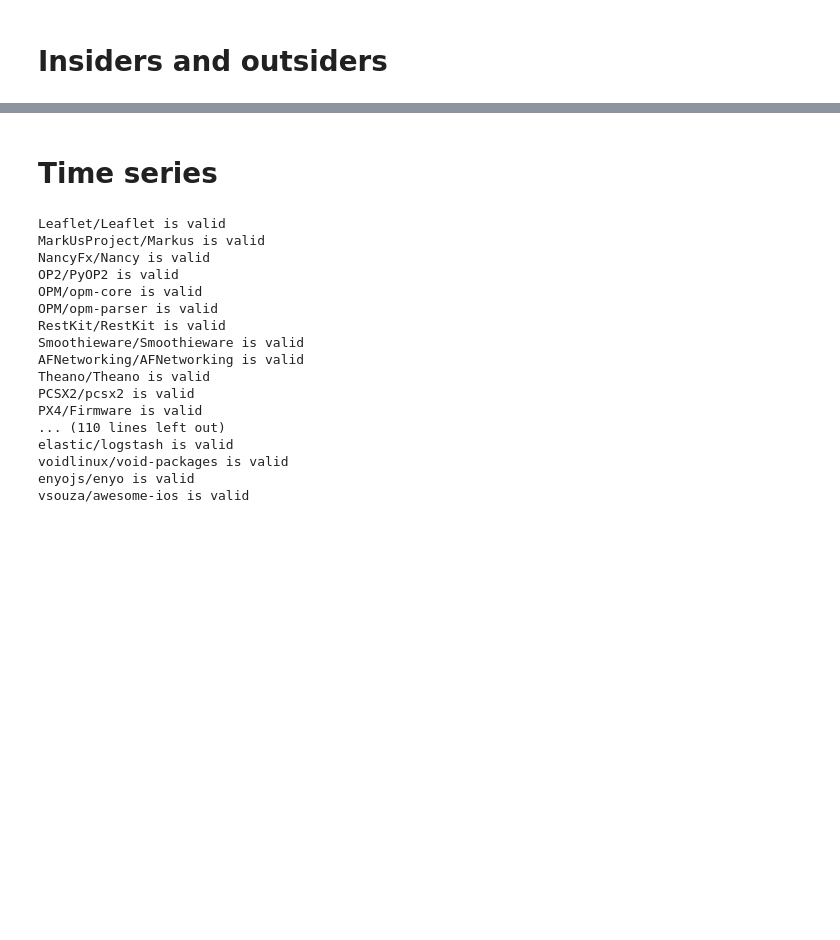
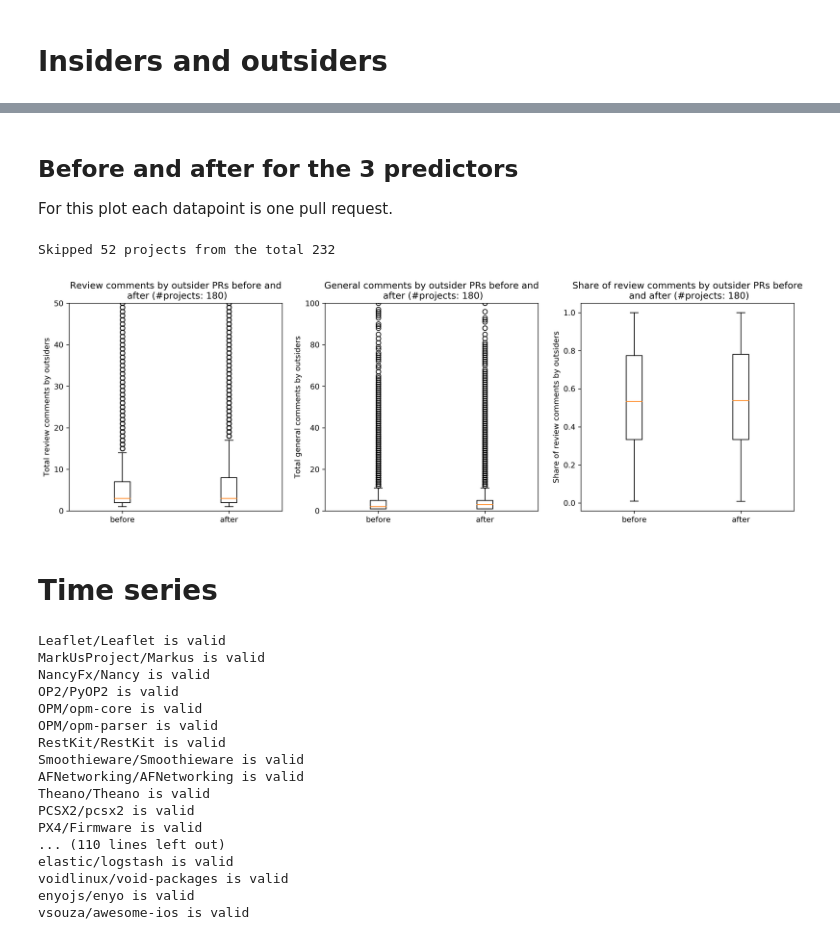
Before and after one commit to TheDutchDevil/code_reviews, a Jupyter notebook: analysis/share_of_comments.ipynb, the cells around one changed output, grey strips where cells are left out. Cells and saved outputs as stored; diff of their text form; code cells hidden in the pictures; blank space fills up the shorter version.

```diff
--- a/analysis/share_of_comments.ipynb
+++ b/analysis/share_of_comments.ipynb
@@ -417,3 +448,47 @@ Skipped 48 projects from the total 202
+# %% [markdown]
+## Before and after for the 3 predictors
+
+For this plot each datapoint is one pull request.
+# %%
+print("Skipped {} projects from the total {}".format(skipped, len(projects)))
+
+plt.figure(figsize=(17,5))
+
+ax = plt.subplot(1, 3, 1)
+
+plt.title("Review comments by outsider PRs before and\n after (#projects: {})".
+          format(len(projects) - skipped))
+plt.ylabel("Total review comments by outsiders")
+
+plt.boxplot([[n for n in review_comments_by_outsider_before if n > 0], [n for n in review_comments_by_outsider_after if n > 0]])
+plt.xticks(np.arange(2) + 1, ["before", "after"])
+
+plt.ylim(0,50)
+
+plt.subplot(1, 3, 2)
+
+plt.title("General comments by outsider PRs before and\n after (#projects: {})".
+          format(len(projects) - skipped))
+plt.ylabel("Total general comments by outsiders")
+
+plt.boxplot([[n for n in general_comments_by_outsider_before if n > 0], [n for n in general_comments_by_outsider_after if n > 0]])
+plt.xticks(np.arange(2) + 1, ["before", "after"])
+
+plt.ylim(0,100)
+
+plt.subplot(1, 3, 3)
+
+plt.title("Share of review comments by outsider PRs before\n and after (#projects: {})".
+          format(len(projects) - skipped))
+plt.ylabel("Share of review comments by outsiders")
+
+plt.boxplot([[p for p in share_review_comments_by_outsider_before_per_pr if p> 0], [p for p in share_review_comments_by_outsider_after_per_pr if p > 0]])
+plt.xticks(np.arange(2) + 1, ["before", "after"])
+
+plt.show()
+# %% [output]
+Skipped 52 projects from the total 232
+[figure, added]
 # %% [markdown]
 
 
```
Also changed, not shown: parts of 10 cells of this notebook, 4 other files.
